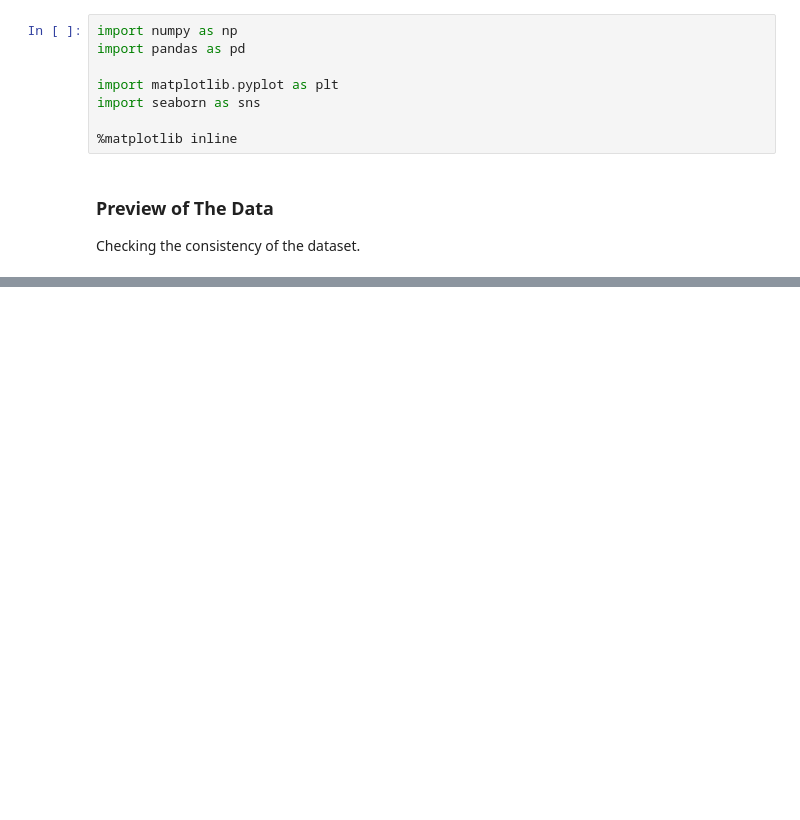
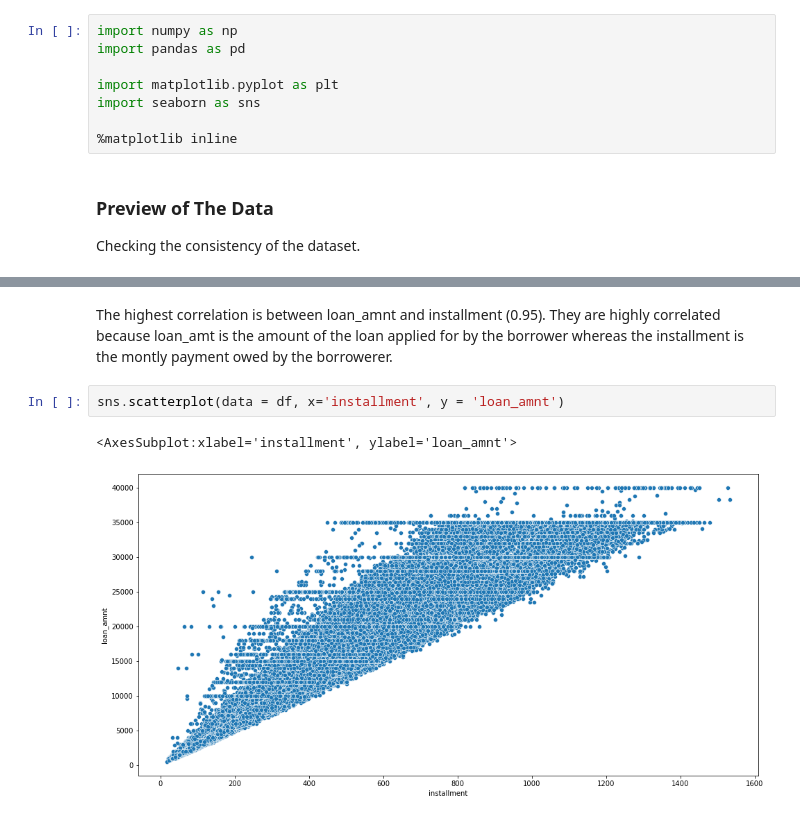
Before and after one commit to islazykv/data-science, a Jupyter notebook: machine-learning/general/loans.ipynb, the cells around one changed output, grey strips where cells are left out. Cells and saved outputs as stored; diff of their text form; blank space fills up the shorter version.

```diff
--- a/machine-learning/general/loans.ipynb
+++ b/machine-learning/general/loans.ipynb
@@ -49,0 +148,7 @@ Checking the consistency of the dataset.
+# %% [markdown]
+The highest correlation is between loan_amnt and installment (0.95). They are highly correlated because loan_amt is the amount of the loan applied for by the borrower whereas the installment is the montly payment owed by the borrowerer.
+# %%
+sns.scatterplot(data = df, x='installment', y = 'loan_amnt')
+# %% [output]
+<AxesSubplot:xlabel='installment', ylabel='loan_amnt'>
+[figure, added]
```
Also changed, not shown: parts of 56 cells of this notebook, 2 other files.
